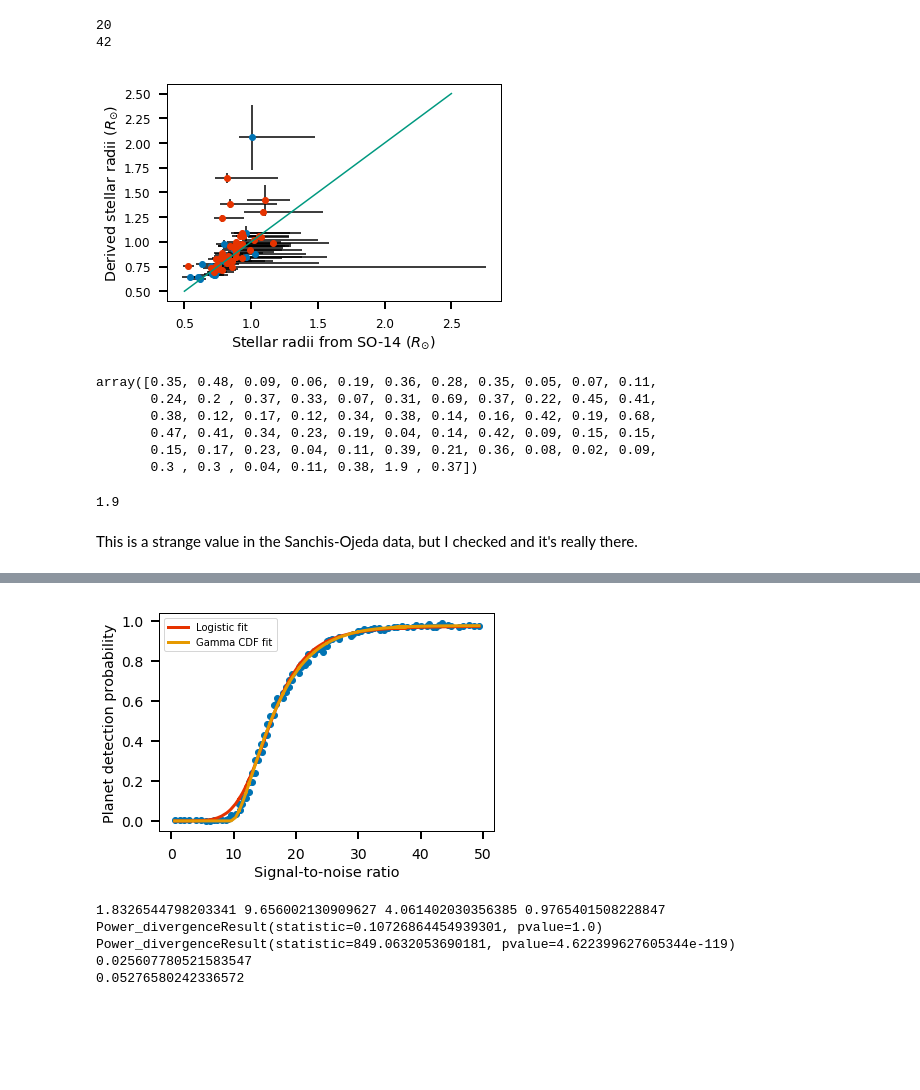
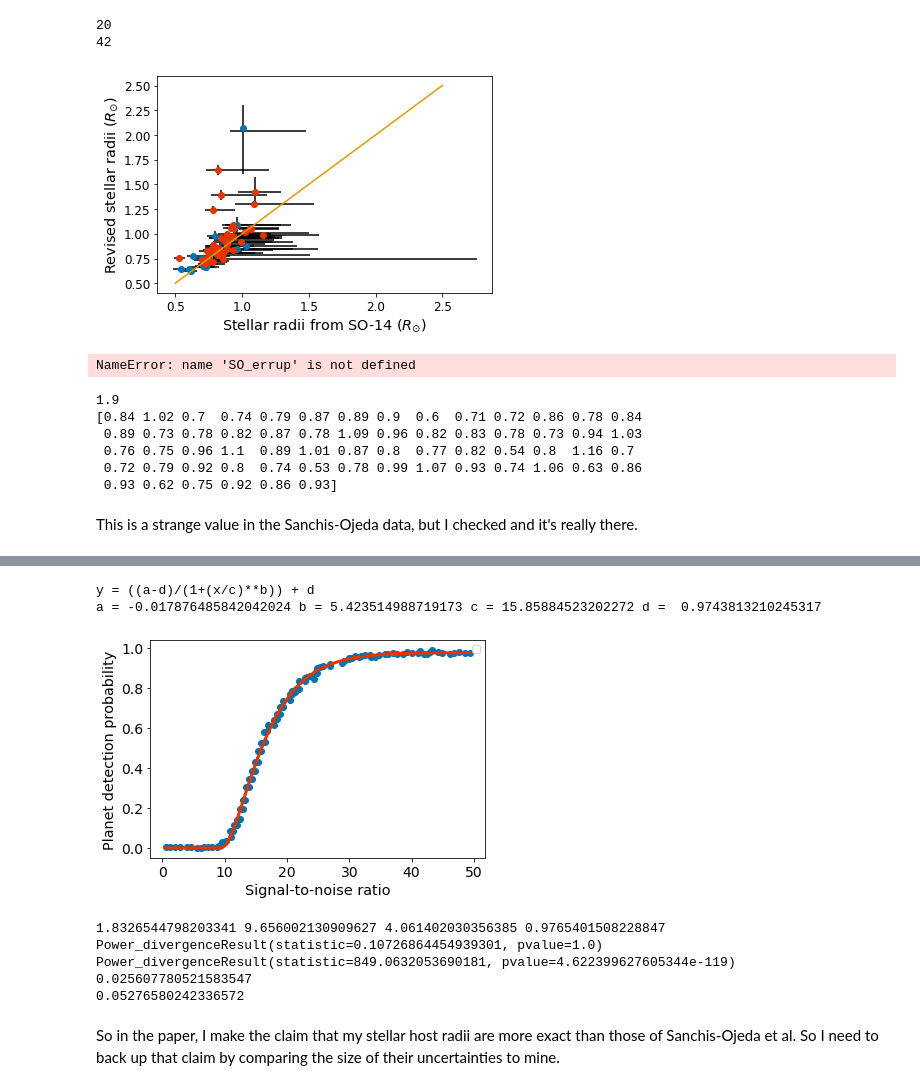
Before and after one commit to asmuzsoy/USPplanets, a Jupyter notebook: USPRadiusDistribution.ipynb, the cells around one changed output, grey strips where cells are left out. Cells and saved outputs as stored; diff of their text form; code cells hidden in the pictures; blank space fills up the shorter version.

```diff
--- a/USPRadiusDistribution.ipynb
+++ b/USPRadiusDistribution.ipynb
@@ -305,6 +305,8 @@ magradii = []
 sigma = []
 radarray = []
 deltaarray = []
+fifteen = []
+eightyfive = []
 num_samples = 1000
 # %%
 file = open('PhotometryPlanetRadiiSamplesRedo3.csv', 'w')
@@ -331,6 +333,8 @@ with file:
         ##planets[i].starrad = model.samples.radius_0_0.quantile(0.5)
         sigma.append(np.std(model.samples.radius_0_0))
         ##planets[i].starraderr = np.std(model.samples.radius_0_0)
+        fifteen.append(np.percentile(model.samples.radius_0_0, 15.85))
+        eightyfive.append(np.percentile(model.samples.radius_0_0, 84.15))
         radarray = np.random.choice(model.samples.radius_0_0, num_samples) ## star radii
         deltaarray = np.random.normal(delta[i],derror[i], num_samples)
         for j in range(len(radarray)):
@@ -377,0 +378,5 @@ print(sigma)
+# %%
+print(sigma)
+raderrup = [value - median for value, median in zip(eightyfive, magradii)]
+raderrdown = [median - value for value, median in zip(fifteen, magradii)]
+print(raderrdown)
@@ -411,12 +419,16 @@ len(CKSerr_down)
 # %%
 compare_star_radii = np.zeros(len(CKSkoi))
 compare_sigmas = np.zeros(len(CKSkoi))
+compare_errup = np.zeros(len(CKSkoi))
+compare_errdown = np.zeros(len(CKSkoi))
 
 for i in range(len(koi)):
     for j in range(len(CKSkoi)):
         if (koi[i]) == CKSkoi[j]:
             compare_star_radii[j] = magradii[i]
             compare_sigmas[j] = sigma[i]
+            compare_errup[j] = raderrup[i]
+            compare_errdown[j] = raderrdown[i]
 # %%
 import matplotlib.pyplot as plt
 
@@ -477,30 +489,34 @@ print(len(otherrad))
 # %%
 y = np.linspace(0.5, 2.5, 50)
 
+f  = plt.figure()
 plt.plot(radiibuds,noCKSkepidrad, 'o', color = myblue)
 plt.plot(radiibuds2, otherrad, 'o', color = (0.9, 0.2, 0.0))
-plt.errorbar(SO_radii, magradii, yerr = sigma, xerr = [SO_errdown, SO_errup], ls = 'None', color = 'k')
-plt.plot(y,y, color = (0, 0.6, .5))
+plt.errorbar(SO_radii, magradii, yerr = [raderrdown, raderrup], xerr = [SO_errdown, SO_errup], ls = 'None', color = 'k')
+plt.plot(y,y, color = mygold)
 plt.xlabel("Stellar radii from SO-14 ($R_{\odot}$)", fontsize = 'x-large')
-plt.ylabel('Derived stellar radii ($R_{\odot}$)', fontsize = 'x-large')
+plt.ylabel('Revised stellar radii ($R_{\odot}$)', fontsize = 'x-large')
 plt.xticks(fontsize = 'large')
 plt.yticks(fontsize = 'large')
+f.savefig("PosterFig1.pdf", bbox_inches = "tight")
 plt.show()
+## double check consistent with CKS
 # %% [output]
-[figure, old version]
+[figure, new version]
 # %%
 SO_errup
 # %% [output]
-array([0.35, 0.48, 0.09, 0.06, 0.19, 0.36, 0.28, 0.35, 0.05, 0.07, 0.11,
-       0.24, 0.2 , 0.37, 0.33, 0.07, 0.31, 0.69, 0.37, 0.22, 0.45, 0.41,
-       0.38, 0.12, 0.17, 0.12, 0.34, 0.38, 0.14, 0.16, 0.42, 0.19, 0.68,
-       0.47, 0.41, 0.34, 0.23, 0.19, 0.04, 0.14, 0.42, 0.09, 0.15, 0.15,
-       0.15, 0.17, 0.23, 0.04, 0.11, 0.39, 0.21, 0.36, 0.08, 0.02, 0.09,
-       0.3 , 0.3 , 0.04, 0.11, 0.38, 1.9 , 0.37])
+NameError: name 'SO_errup' is not defined
-# %%
-np.max(SO_errup)
-# %% [output]
-1.9
+# %%
+print(np.max(SO_errup))
+print(SO_radii)
+# %% [output]
+1.9
+[0.84 1.02 0.7  0.74 0.79 0.87 0.89 0.9  0.6  0.71 0.72 0.86 0.78 0.84
+ 0.89 0.73 0.78 0.82 0.87 0.78 1.09 0.96 0.82 0.83 0.78 0.73 0.94 1.03
+ 0.76 0.75 0.96 1.1  0.89 1.01 0.87 0.8  0.77 0.82 0.54 0.8  1.16 0.7
+ 0.72 0.79 0.92 0.8  0.74 0.53 0.78 0.99 1.07 0.93 0.74 1.06 0.63 0.86
+ 0.93 0.62 0.75 0.92 0.86 0.93]
 # %% [markdown]
 This is a strange value in the Sanchis-Ojeda data, but I checked and it's really there.
 # %%
@@ -546,8 +562,8 @@ d2 = par2[3]
 gammafit = Gamma(snr,a2,b2,c2,d2)
 
 plt.plot(snr, prob,'o', color = myblue)
-plt.plot(snr, logisticfit,color = (0.9, 0.2, 0), label = 'Logistic fit', linewidth  = 3)
-plt.plot(snr,gammafit,color = mygold, label = 'Gamma CDF fit', linewidth = 3)
+#plt.plot(snr, logisticfit,color = (0.9, 0.2, 0), label = 'Logistic fit', linewidth  = 3)
+plt.plot(snr,gammafit,color = (0.9, 0.2, 0), linewidth = 3)
 plt.xlabel('Signal-to-noise ratio', fontsize = 'x-large')
 plt.ylabel('Planet detection probability', fontsize = 'x-large')
 plt.xticks(fontsize = 14)
@@ -573,6 +588,10 @@ a = -0.017876485842042024 b = 5.423514988719173 c = 15.85884523202272 d =  0.974
+y = ((a-d)/(1+(x/c)**b)) + d
+a = -0.017876485842042024 b = 5.423514988719173 c = 15.85884523202272 d =  0.9743813210245317
-[figure, old version]
+[figure, new version]
-1.8326544798203341 9.656002130909627 4.061402030356385 0.9765401508228847
-Power_divergenceResult(statistic=0.10726864454939301, pvalue=1.0)
-Power_divergenceResult(statistic=849.0632053690181, pvalue=4.622399627605344e-119)
-0.025607780521583547
-0.05276580242336572
+1.8326544798203341 9.656002130909627 4.061402030356385 0.9765401508228847
+Power_divergenceResult(statistic=0.10726864454939301, pvalue=1.0)
+Power_divergenceResult(statistic=849.0632053690181, pvalue=4.622399627605344e-119)
+0.025607780521583547
+0.05276580242336572
+# %% [markdown]
+So in the paper, I make the claim that my stellar host radii are more exact than those of Sanchis-Ojeda et al. So I need to back up that claim by comparing the size of their uncertainties to mine.
```
Also changed, not shown: parts of 18 cells of this notebook, 3 other files.
